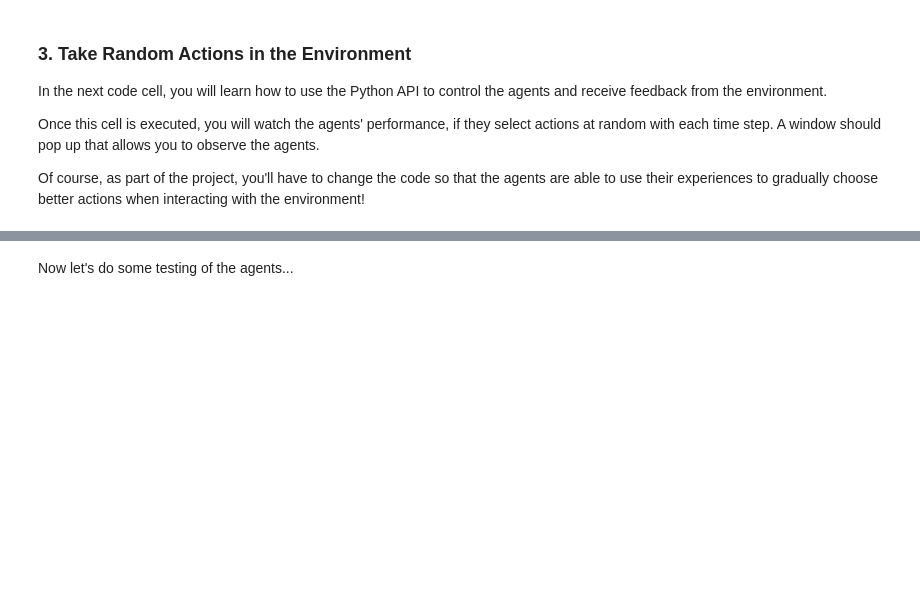
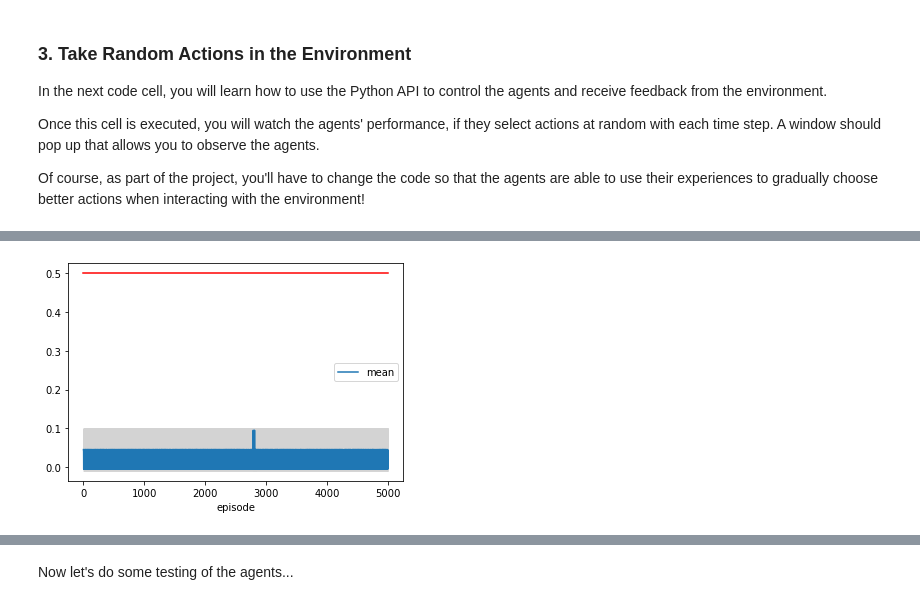
Before and after one commit to AntoniaSophia/DRLND_CollaborateAndCompete, a Jupyter notebook: Solution.ipynb, the cells around one changed output, grey strips where cells are left out. Saved outputs shown, nothing was run; the diff lists cells and outputs as text; code cells hidden in the pictures; blank space fills up the shorter version.

```diff
--- a/Solution.ipynb
+++ b/Solution.ipynb
@@ -335,8 +335,8 @@ def plot_minmax(df):
     """
     ax = df.plot(x='episode', y='mean')
     plt.fill_between(x='episode', y1='min', y2='max', color='lightgrey', data=df)
-    x_coordinates = [0, 180]
-    y_coordinates = [30, 30]
+    x_coordinates = [0, 5000]
+    y_coordinates = [0.5, 0.5]
     plt.plot(x_coordinates, y_coordinates, color='red')
     plt.show()
 # %%
@@ -350,14 +351,14 @@ import pandas as pd
 # %%
 max_episodes = 5000
-max_t = 1000
-threshold = 2.0
+max_t = 100000
+threshold = 1.0
 conseq_episodes = 5
 print_every = 1
 # %%
 agent_1 = DDPGAgent(state_size, action_size)
 agent_2 = TD3Agent(state_size, action_size)
 
-agent_1_path = 'results/ddgp_solo/00_best_model.checkpoint'
+agent_1_path = 'results/ddgp_solo/01_best_model.checkpoint'
 agent_2_path = 'results/temp/new_td3_model.checkpoint'
 
 agent = MAAC(state_size, action_size, agent_1, agent_2, False, True)
@@ -373,0 +384,4 @@ UnpicklingError: invalid load key, '\xcc'.
+# %%
+plot_minmax(df)
+# %% [output]
+[figure, added]
```
Also changed, not shown: parts of 6 cells of this notebook, 1 other file.
